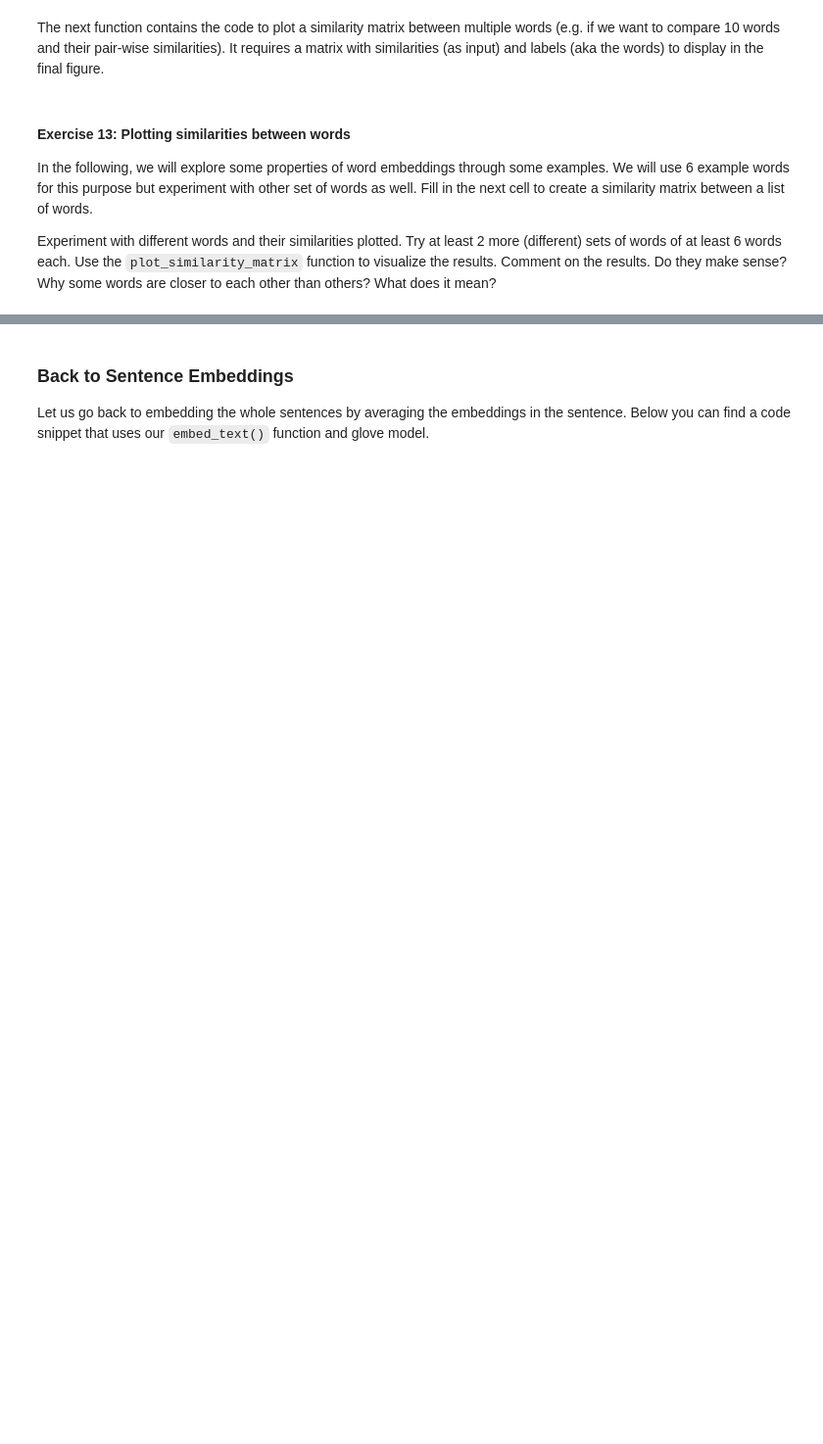
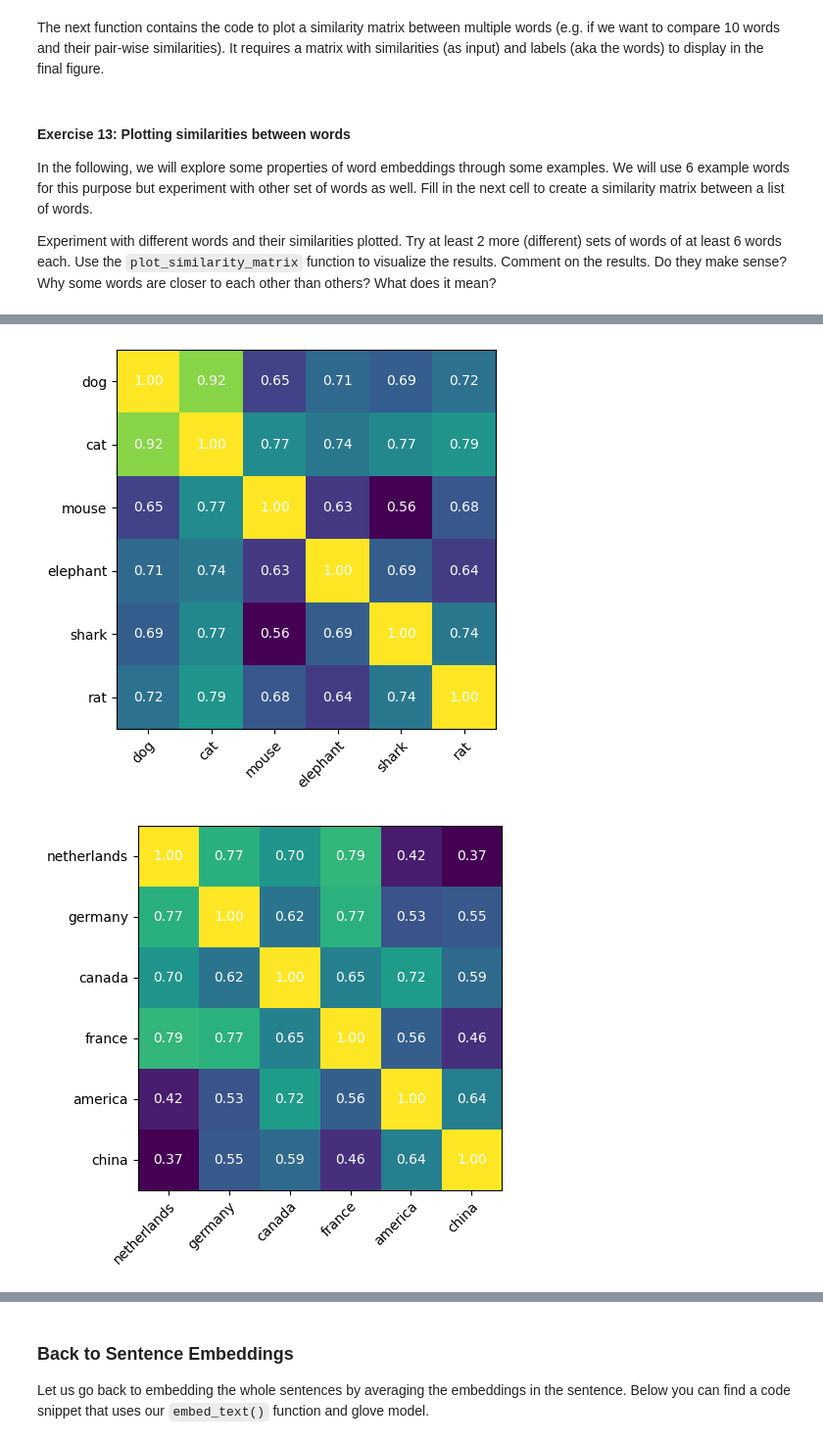
Before and after one commit to lauraa169/NLP_labs, a Jupyter notebook: lab2_empty.ipynb, the cells around one changed output, grey strips where cells are left out. Shown at 98% size. Drawn from its saved outputs; the diff is of its cells as text; code cells hidden in the pictures; blank space fills up the shorter version.

```diff
--- a/lab2_empty.ipynb
+++ b/lab2_empty.ipynb
@@ -1325,0 +1431,36 @@ plot_similarity_matrix(similarity_matrix, list_of_words)
+# %%
+#### YOUR CODE HERE
+
+list_of_words1 = ['dog', 'cat', 'mouse', 'elephant', 'shark', 'rat']# animals
+list_of_words2 = ['netherlands', 'germany', 'canada', 'france', 'america', 'china']# words about time
+
+similarity_matrix1 = np.zeros((len(list_of_words), len(list_of_words)), dtype=float)
+similarity_matrix2 = np.zeros((len(list_of_words), len(list_of_words)), dtype=float)
+
+### YOUR CODE HERE
+
+words1 = [glove50_model.embed_token(word) for word in list_of_words1]
+words2 = [glove50_model.embed_token(word) for word in list_of_words2]
+
+for i in range(len(list_of_words)):
+    for j in range(len(list_of_words)):
+
+        if words1[i] is not None and words1[j] is not None:
+            similarity_matrix1[i, j] = cosine_similarity(words1[i], words1[j])
+
+        if words2[i] is not None and words2[j] is not None:
+            similarity_matrix2[i, j] = cosine_similarity(words2[i], words2[j])
+
+
+
+
+### YOUR CODE ENDS HERE
+
+
+plot_similarity_matrix(similarity_matrix1, list_of_words1)
+plot_similarity_matrix(similarity_matrix2, list_of_words2)
+
+### YOUR CODE ENDS HERE
+# %% [output]
+[figure, added]
+[figure, added]
```
Also changed, not shown: parts of 40 cells of this notebook.
